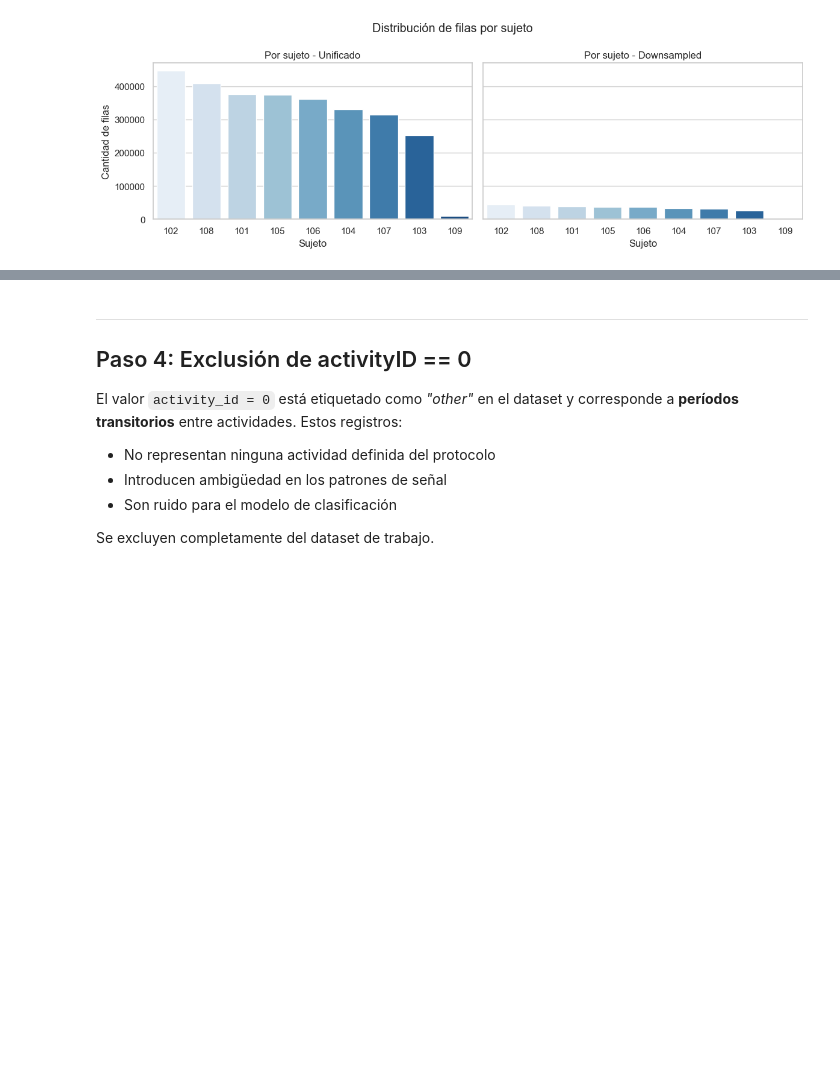
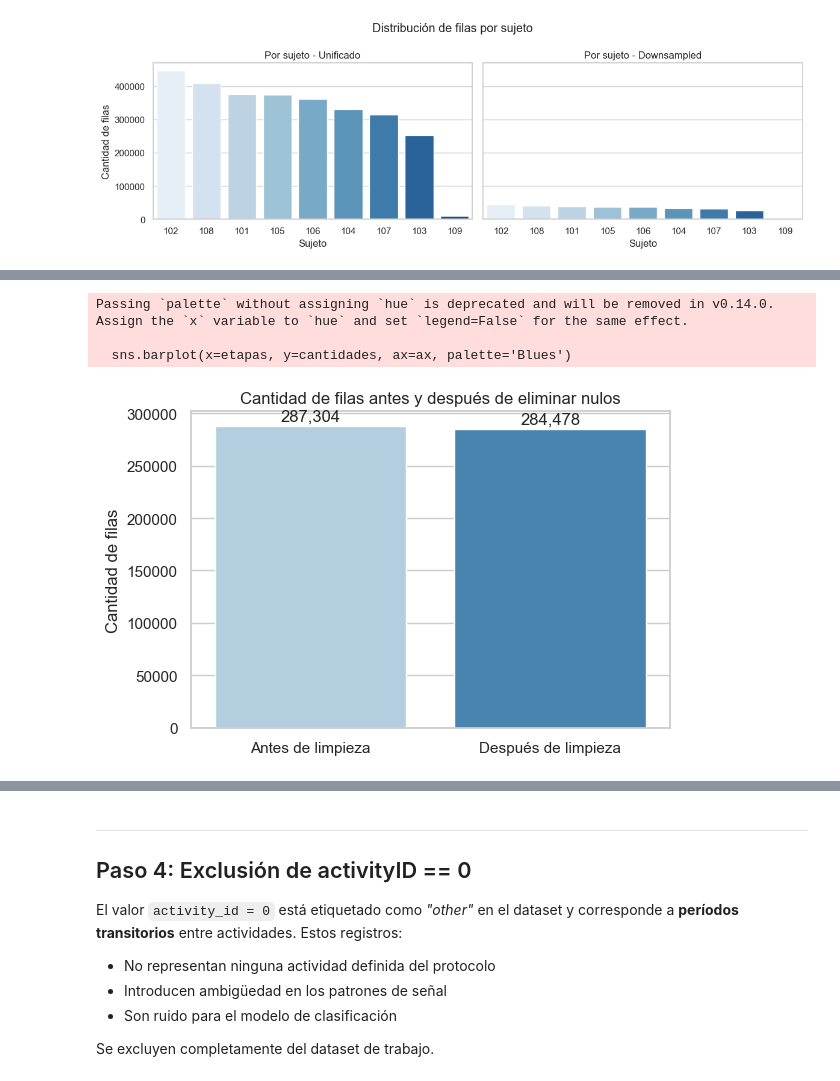
Before and after one commit to FrancoRecalde/TP_CD, a Jupyter notebook: notebooks/01_ETL.ipynb, the cells around one changed output, grey strips where cells are left out. Saved outputs shown, nothing was run; the diff lists cells and outputs as text; code cells hidden in the pictures; blank space fills up the shorter version.

```diff
--- a/notebooks/01_ETL.ipynb
+++ b/notebooks/01_ETL.ipynb
@@ -298,0 +420,19 @@ Passing `palette` without assigning `hue` is deprecated and will be removed in v
+# %%
+import matplotlib.pyplot as plt
+import seaborn as sns
+
+etapas = ['Antes de limpieza', 'Después de limpieza']
+cantidades = [len(df_ds), len(df_limpio)]
+fig, ax = plt.subplots(figsize=(6,4))
+sns.barplot(x=etapas, y=cantidades, ax=ax, palette='Blues')
+ax.set_title('Cantidad de filas antes y después de eliminar nulos')
+ax.set_ylabel('Cantidad de filas')
+for i, v in enumerate(cantidades):
+    ax.text(i, v + max(cantidades)*0.01, f'{v:,}', ha='center', va='bottom')
+plt.tight_layout()
+plt.show()
+# %% [output]
+Passing `palette` without assigning `hue` is deprecated and will be removed in v0.14.0. Assign the `x` variable to `hue` and set `legend=False` for the same effect.
+
+  sns.barplot(x=etapas, y=cantidades, ax=ax, palette='Blues')
+[figure, added]
```
Also changed, not shown: parts of 17 cells of this notebook.
